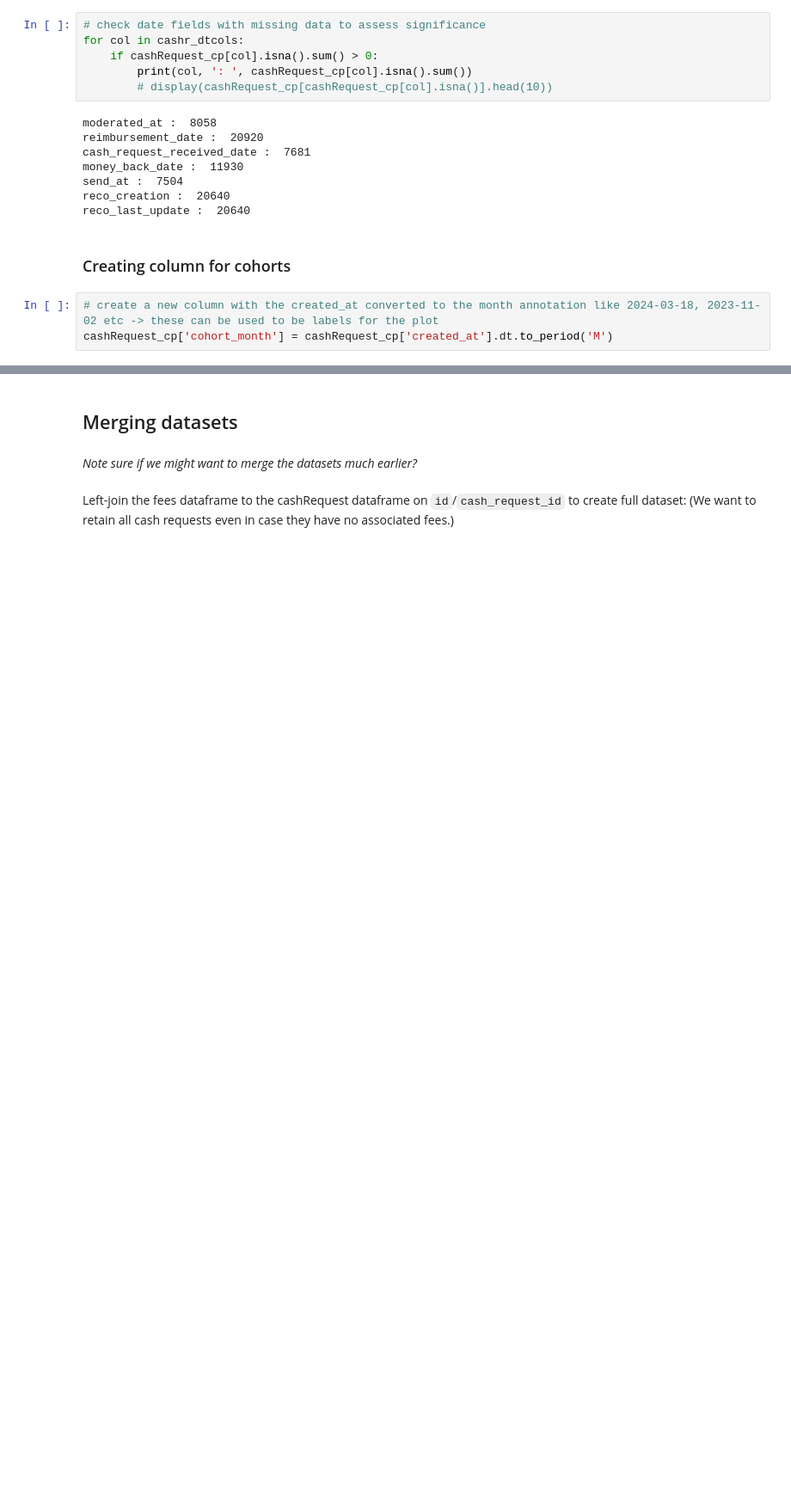
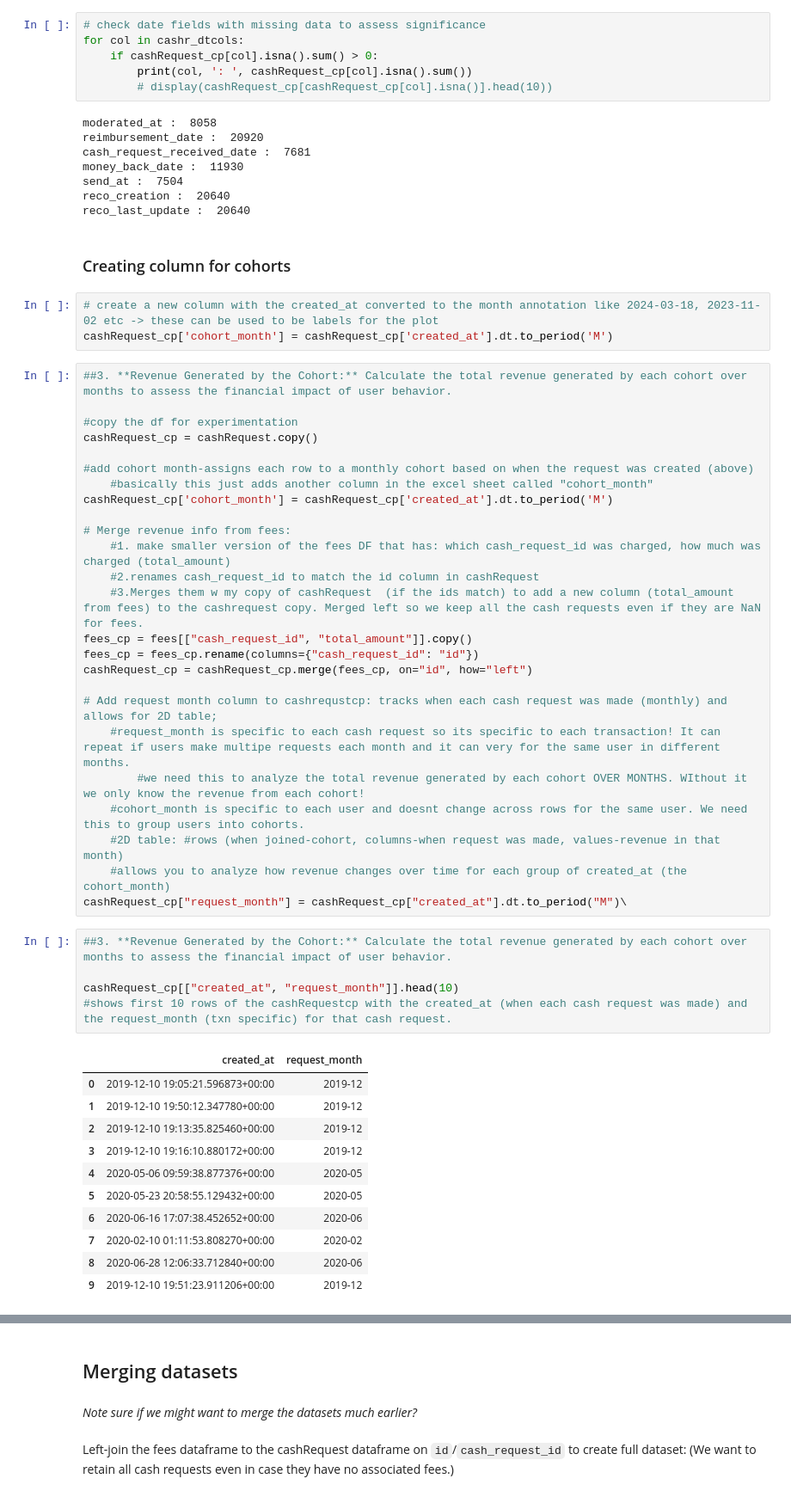
Before and after one commit to gfkpth/project-1-ironhack-payments-2-en, a Jupyter notebook: notebook/notebook.ipynb, the cells around one changed output, grey strips where cells are left out. Shown: that part at 86% size. Cells and saved outputs as stored; diff of their text form; blank space fills up the shorter version.

```diff
--- a/notebook/notebook.ipynb
+++ b/notebook/notebook.ipynb
@@ -594,3 +594,45 @@ reco_last_update :  20640
 # %%
 # create a new column with the created_at converted to the month annotation like 2024-03-18, 2023-11-02 etc -> these can be used to be labels for the plot
 cashRequest_cp['cohort_month'] = cashRequest_cp['created_at'].dt.to_period('M')
+# %%
+##3. **Revenue Generated by the Cohort:** Calculate the total revenue generated by each cohort over months to assess the financial impact of user behavior.
+
+#copy the df for experimentation
+cashRequest_cp = cashRequest.copy()
+
+#add cohort month-assigns each row to a monthly cohort based on when the request was created (above)
+    #basically this just adds another column in the excel sheet called "cohort_month"
+cashRequest_cp['cohort_month'] = cashRequest_cp['created_at'].dt.to_period('M')
+
+# Merge revenue info from fees:
+    #1. make smaller version of the fees DF that has: which cash_request_id was charged, how much was charged (total_amount)
+    #2.renames cash_request_id to match the id column in cashRequest
+    #3.Merges them w my copy of cashRequest  (if the ids match) to add a new column (total_amount from fees) to the cashrequest copy. Merged left so we keep all the cash requests even if they are NaN for fees.
+fees_cp = fees[["cash_request_id", "total_amount"]].copy()
+fees_cp = fees_cp.rename(columns={"cash_request_id": "id"})
+cashRequest_cp = cashRequest_cp.merge(fees_cp, on="id", how="left")
+
+# Add request month column to cashrequstcp: tracks when each cash request was made (monthly) and allows for 2D table;
+    #request_month is specific to each cash request so its specific to each transaction! It can repeat if users make multipe requests each month and it can very for the same user in different months.
+        #we need this to analyze the total revenue generated by each cohort OVER MONTHS. WIthout it we only know the revenue from each cohort!
+    #cohort_month is specific to each user and doesnt change across rows for the same user. We need this to group users into cohorts.
+    #2D table: #rows (when joined-cohort, columns-when request was made, values-revenue in that month)
+    #allows you to analyze how revenue changes over time for each group of created_at (the cohort_month)
+cashRequest_cp["request_month"] = cashRequest_cp["created_at"].dt.to_period("M")\
+# %%
+##3. **Revenue Generated by the Cohort:** Calculate the total revenue generated by each cohort over months to assess the financial impact of user behavior.
+
+cashRequest_cp[["created_at", "request_month"]].head(10)
+#shows first 10 rows of the cashRequestcp with the created_at (when each cash request was made) and the request_month (txn specific) for that cash request.
+# %% [output]
+|  | created_at | request_month |
+| 0 | 2019-12-10 19:05:21.596873+00:00 | 2019-12 |
+| 1 | 2019-12-10 19:50:12.347780+00:00 | 2019-12 |
+| 2 | 2019-12-10 19:13:35.825460+00:00 | 2019-12 |
+| 3 | 2019-12-10 19:16:10.880172+00:00 | 2019-12 |
+| 4 | 2020-05-06 09:59:38.877376+00:00 | 2020-05 |
+| 5 | 2020-05-23 20:58:55.129432+00:00 | 2020-05 |
+| 6 | 2020-06-16 17:07:38.452652+00:00 | 2020-06 |
+| 7 | 2020-02-10 01:11:53.808270+00:00 | 2020-02 |
+| 8 | 2020-06-28 12:06:33.712840+00:00 | 2020-06 |
+| 9 | 2019-12-10 19:51:23.911206+00:00 | 2019-12 |
```
Also changed, not shown: parts of 2 cells of this notebook.
